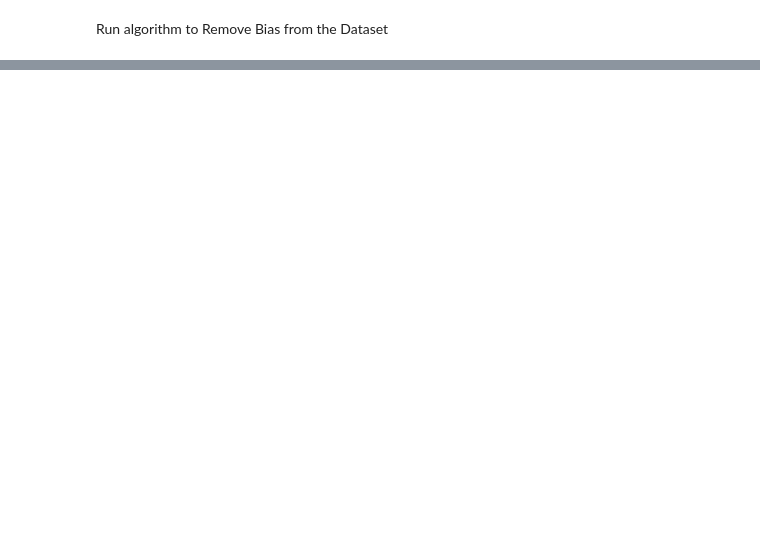
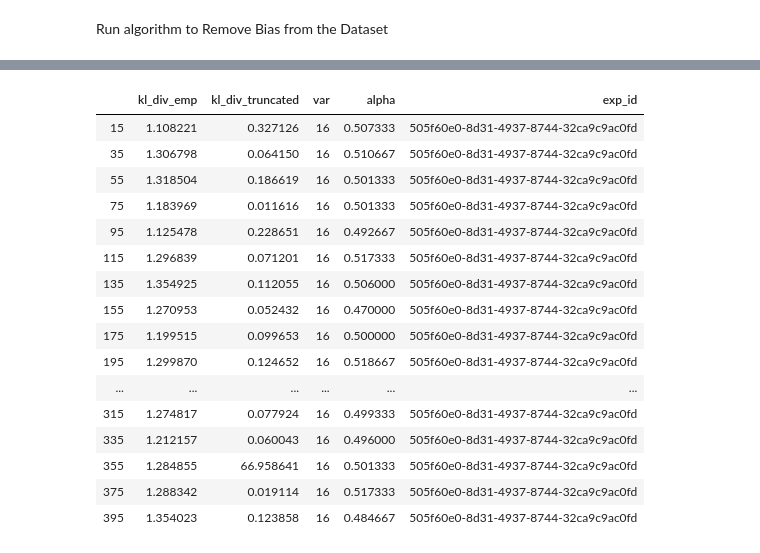
Before and after one commit to pstefanou12/Normal-Distributions-With-Unknown-Truncation, a Jupyter notebook: Hermite Normal Distribution.ipynb, the cells around one changed output, grey strips where cells are left out. Cells and saved outputs as stored; diff of their text form; code cells hidden in the pictures; blank space fills up the shorter version.

```diff
--- a/Hermite Normal Distribution.ipynb
+++ b/Hermite Normal Distribution.ipynb
@@ -66,0 +169,20 @@ tensor([0., 0., 0., 1., 1., 0., 1.])
+# %%
+logs[logs['var'] == 16]
+# %% [output]
+|  | kl_div_emp | kl_div_truncated | var | alpha | exp_id |
+| 15 | 1.108221 | 0.327126 | 16 | 0.507333 | 505f60e0-8d31-4937-8744-32ca9c9ac0fd |
+| 35 | 1.306798 | 0.064150 | 16 | 0.510667 | 505f60e0-8d31-4937-8744-32ca9c9ac0fd |
+| 55 | 1.318504 | 0.186619 | 16 | 0.501333 | 505f60e0-8d31-4937-8744-32ca9c9ac0fd |
+| 75 | 1.183969 | 0.011616 | 16 | 0.501333 | 505f60e0-8d31-4937-8744-32ca9c9ac0fd |
+| 95 | 1.125478 | 0.228651 | 16 | 0.492667 | 505f60e0-8d31-4937-8744-32ca9c9ac0fd |
+| 115 | 1.296839 | 0.071201 | 16 | 0.517333 | 505f60e0-8d31-4937-8744-32ca9c9ac0fd |
+| 135 | 1.354925 | 0.112055 | 16 | 0.506000 | 505f60e0-8d31-4937-8744-32ca9c9ac0fd |
+| 155 | 1.270953 | 0.052432 | 16 | 0.470000 | 505f60e0-8d31-4937-8744-32ca9c9ac0fd |
+| 175 | 1.199515 | 0.099653 | 16 | 0.500000 | 505f60e0-8d31-4937-8744-32ca9c9ac0fd |
+| 195 | 1.299870 | 0.124652 | 16 | 0.518667 | 505f60e0-8d31-4937-8744-32ca9c9ac0fd |
+| ... | ... | ... | ... | ... | ... |
+| 315 | 1.274817 | 0.077924 | 16 | 0.499333 | 505f60e0-8d31-4937-8744-32ca9c9ac0fd |
+| 335 | 1.212157 | 0.060043 | 16 | 0.496000 | 505f60e0-8d31-4937-8744-32ca9c9ac0fd |
+| 355 | 1.284855 | 66.958641 | 16 | 0.501333 | 505f60e0-8d31-4937-8744-32ca9c9ac0fd |
+| 375 | 1.288342 | 0.019114 | 16 | 0.517333 | 505f60e0-8d31-4937-8744-32ca9c9ac0fd |
+| 395 | 1.354023 | 0.123858 | 16 | 0.484667 | 505f60e0-8d31-4937-8744-32ca9c9ac0fd |
```
Also changed, not shown: parts of 16 cells of this notebook, 2 other files.
